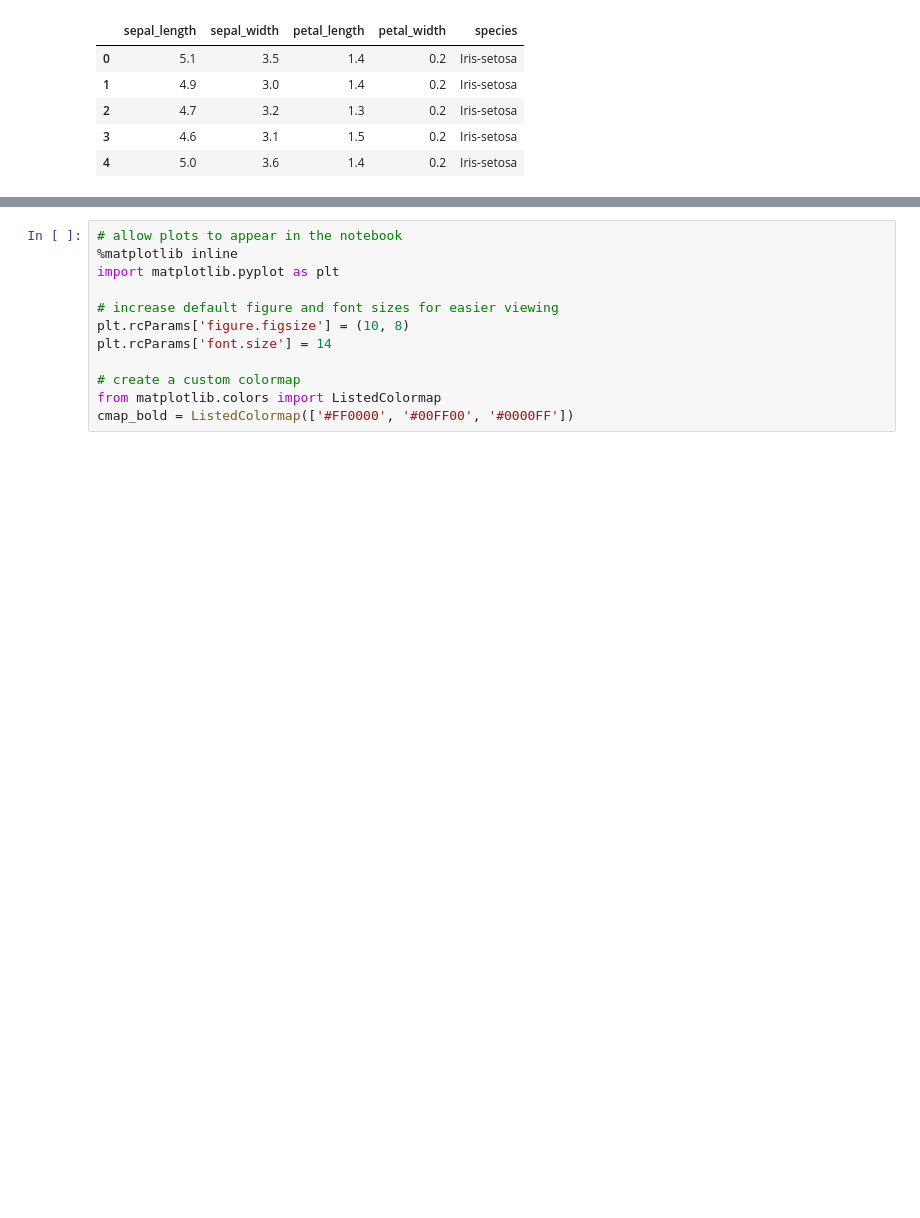
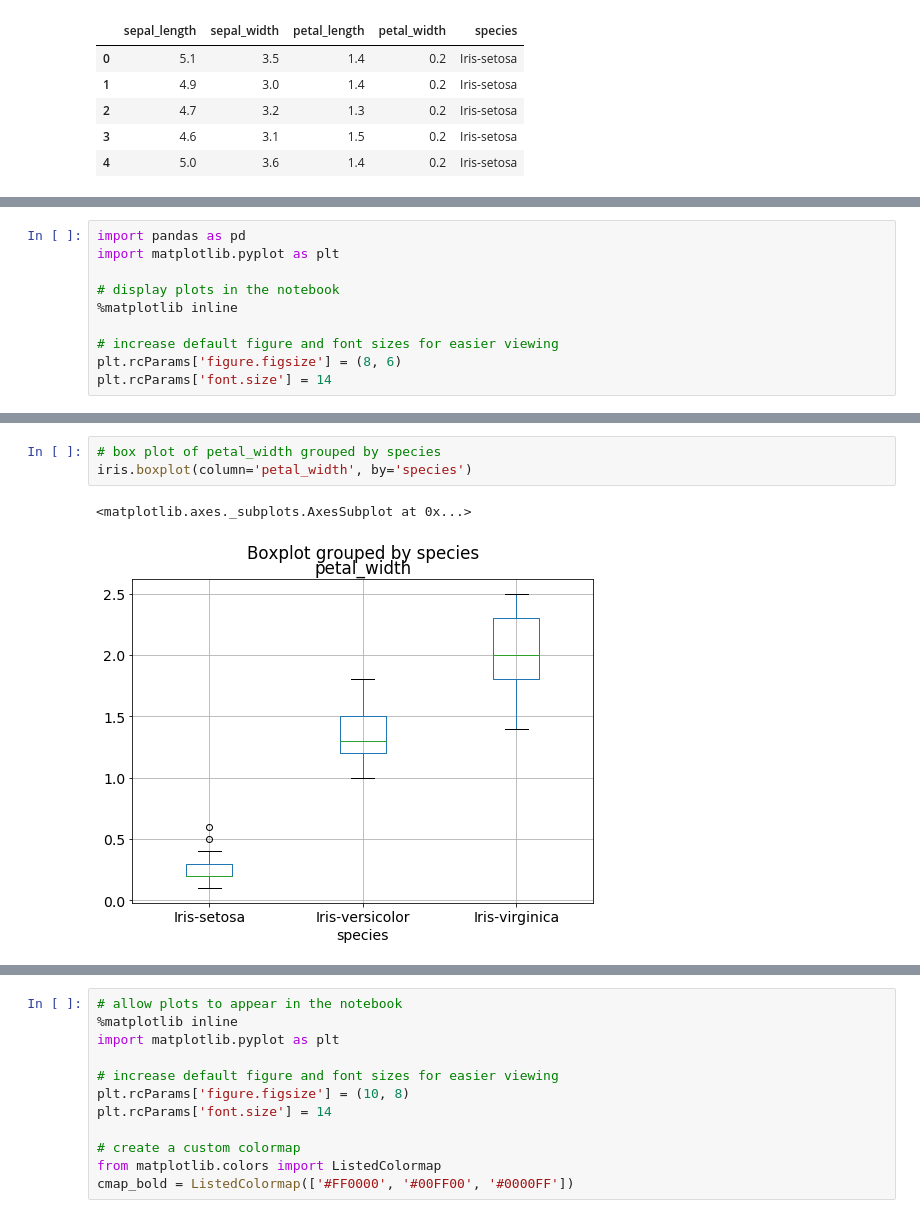
Before and after one commit to naidaire/lesson12_knn_classification, a Jupyter notebook: knn_with_sklearn.ipynb, the cells around one changed output, grey strips where cells are left out. Cells and saved outputs as stored; diff of their text form; blank space fills up the shorter version.

```diff
--- a/knn_with_sklearn.ipynb
+++ b/knn_with_sklearn.ipynb
@@ -50,0 +72,10 @@ iris.head()
+# %%
+import pandas as pd
+import matplotlib.pyplot as plt
+
+# display plots in the notebook
+%matplotlib inline
+
+# increase default figure and font sizes for easier viewing
+plt.rcParams['figure.figsize'] = (8, 6)
+plt.rcParams['font.size'] = 14
@@ -50,0 +253,6 @@ iris.head()
+# %%
+# box plot of petal_width grouped by species
+iris.boxplot(column='petal_width', by='species')
+# %% [output]
+<matplotlib.axes._subplots.AxesSubplot at 0x...>
+[figure, added]
```
Also changed, not shown: parts of 129 cells of this notebook, 33 other files.
